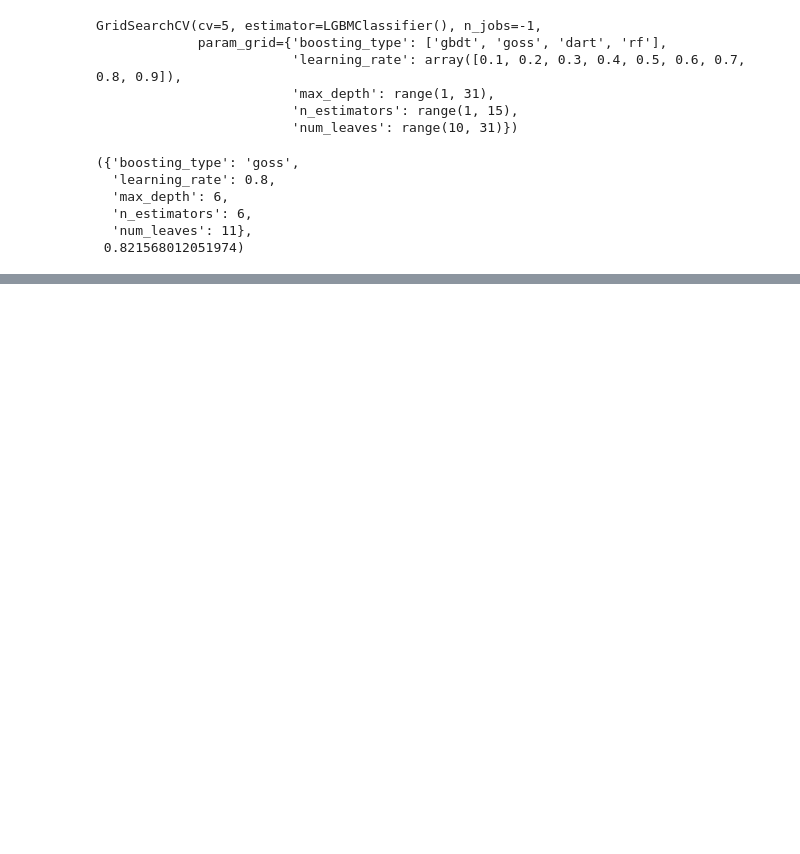
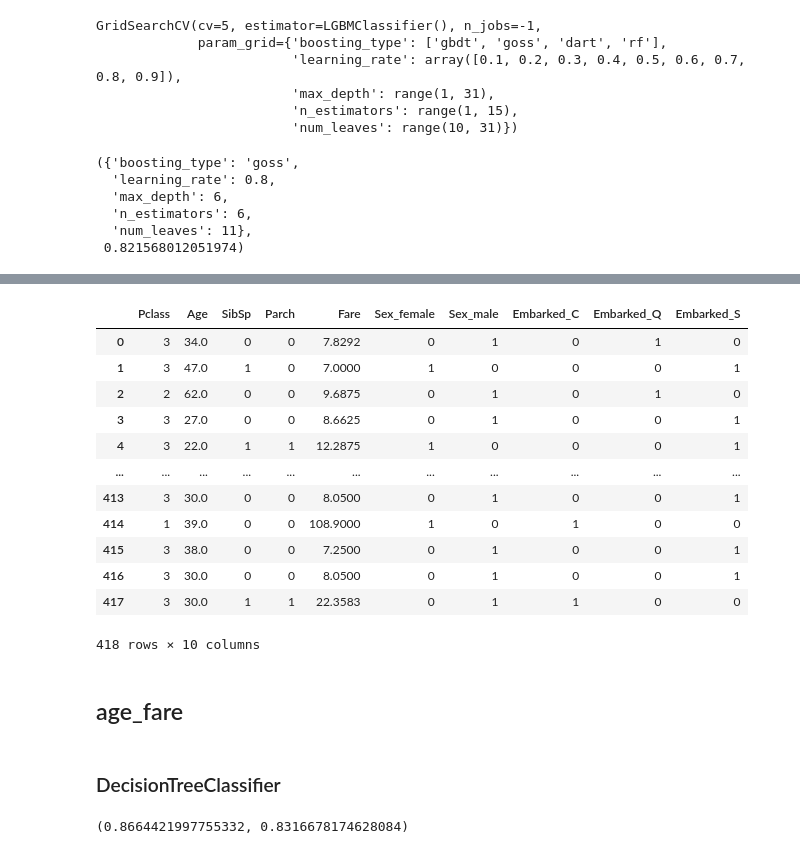
Before and after one commit to Porpoising/home_tasks, a Jupyter notebook: Pets/titanic/model_train.ipynb, the cells around one changed output, grey strips where cells are left out. Saved outputs shown, nothing was run; the diff lists cells and outputs as text; code cells hidden in the pictures; blank space fills up the shorter version.

```diff
--- a/Pets/titanic/model_train.ipynb
+++ b/Pets/titanic/model_train.ipynb
@@ -1499,0 +1512,3 @@ grid_search.best_params_, grid_search.best_score_
+# %%
+X_test = test.drop(['PassengerId', 'Name', 'Ticket', 'Age_class'], axis=1)
+X_test
@@ -1499,0 +1529,4 @@ grid_search.best_params_, grid_search.best_score_
+# %%
+X_test['Fare'].fillna(
+    value=X_test.query('Pclass == 3')['Fare'].mode()[0], inplace=True) # NaN in 3rd class passenger's fare (152)
+X_test.isnull().sum()
@@ -1499,0 +1542,19 @@ grid_search.best_params_, grid_search.best_score_
+# %%
+X_test = pd.get_dummies(X_test)
+X_test
+# %% [output]
+|  | Pclass | Age | SibSp | Parch | Fare | Sex_female | Sex_male | Embarked_C | Embarked_Q | Embarked_S |
+| 0 | 3 | 34.0 | 0 | 0 | 7.8292 | 0 | 1 | 0 | 1 | 0 |
+| 1 | 3 | 47.0 | 1 | 0 | 7.0000 | 1 | 0 | 0 | 0 | 1 |
+| 2 | 2 | 62.0 | 0 | 0 | 9.6875 | 0 | 1 | 0 | 1 | 0 |
+| 3 | 3 | 27.0 | 0 | 0 | 8.6625 | 0 | 1 | 0 | 0 | 1 |
+| 4 | 3 | 22.0 | 1 | 1 | 12.2875 | 1 | 0 | 0 | 0 | 1 |
+| ... | ... | ... | ... | ... | ... | ... | ... | ... | ... | ... |
+| 413 | 3 | 30.0 | 0 | 0 | 8.0500 | 0 | 1 | 0 | 0 | 1 |
+| 414 | 1 | 39.0 | 0 | 0 | 108.9000 | 1 | 0 | 1 | 0 | 0 |
+| 415 | 3 | 38.0 | 0 | 0 | 7.2500 | 0 | 1 | 0 | 0 | 1 |
+| 416 | 3 | 30.0 | 0 | 0 | 8.0500 | 0 | 1 | 0 | 0 | 1 |
+| 417 | 3 | 30.0 | 1 | 1 | 22.3583 | 0 | 1 | 1 | 0 | 0 |
+418 rows × 10 columns
+# %% [markdown]
+## age_fare
@@ -1499,0 +1564,15 @@ grid_search.best_params_, grid_search.best_score_
+# %% [markdown]
+### DecisionTreeClassifier
+# %%
+# {'criterion': 'gini', 'max_depth': 7, 'min_samples_leaf': 6}
+dt_age_fare = tree.DecisionTreeClassifier(
+    criterion='gini',
+    max_depth=7,
+    min_samples_leaf=6,
+    random_state=seed)
+dt_age_fare.fit(X_train_age_fare, y_train)
+
+dt_age_fare.score(X_train_age_fare, y_train), \
+model_selection.cross_val_score(dt_age_fare, X_train_age_fare, y_train, cv=5).mean()
+# %% [output]
+(0.8664421997755332, 0.8316678174628084)
```
Also changed, not shown: parts of 123 cells of this notebook.
